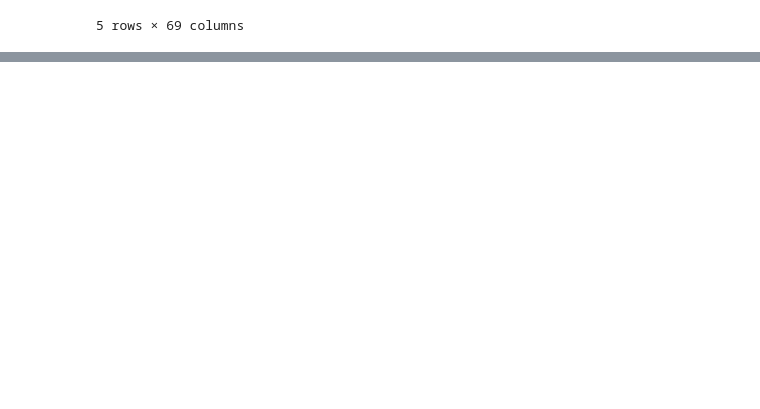
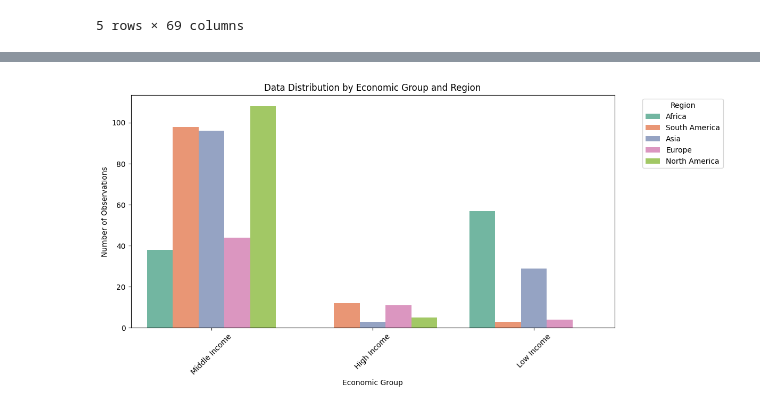
Before and after one commit to MMJGGR/SSA_EWS, a Jupyter notebook: SSA_EWS_Actual.ipynb, the cells around one changed output, grey strips where cells are left out. Saved outputs shown, nothing was run; the diff lists cells and outputs as text; code cells hidden in the pictures; blank space fills up the shorter version.

Commit message:
Business understanding and Data Understanding

```diff
--- a/SSA_EWS_Actual.ipynb
+++ b/SSA_EWS_Actual.ipynb
@@ -77,0 +120,5 @@ memory usage: 274.0+ KB
+# %%
+columns_to_drop = ['current_account_balance_usd','Current_Account_Deficit_Flag','NEL_Score',
+                   'NEL_Risk_Cluster','Mapped Sovereign','Sovereign','Low_Savings_Flag','Fiscal_Deficit_Flag']
+
+data = data.drop(columns=columns_to_drop)
@@ -77,0 +211,21 @@ memory usage: 274.0+ KB
+# %%
+import seaborn as sns
+import matplotlib.pyplot as plt
+
+# Count plot: Distribution by Economic Group and Region
+plt.figure(figsize=(12, 6))
+sns.countplot(
+    data=data,
+    x='economic_group',
+    hue='region',
+    palette="Set2"
+)
+plt.title("Data Distribution by Economic Group and Region")
+plt.ylabel("Number of Observations")
+plt.xlabel("Economic Group")
+plt.xticks(rotation=45)
+plt.legend(title="Region", bbox_to_anchor=(1.05, 1), loc='upper left')
+plt.tight_layout()
+plt.show()
+# %% [output]
+[figure, added]
```
Also changed, not shown: parts of 16 cells of this notebook.
